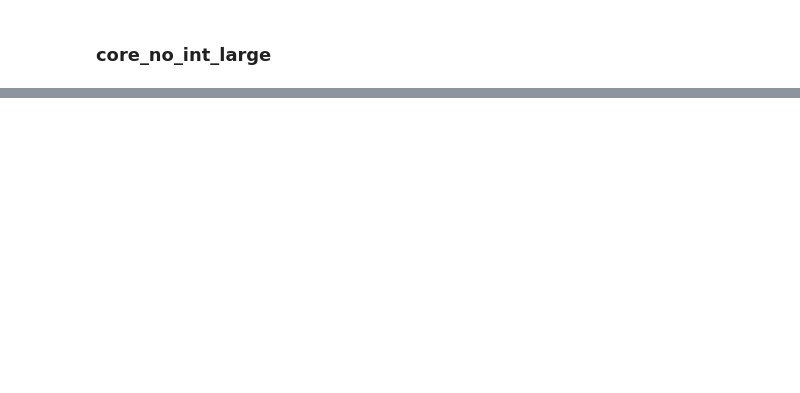
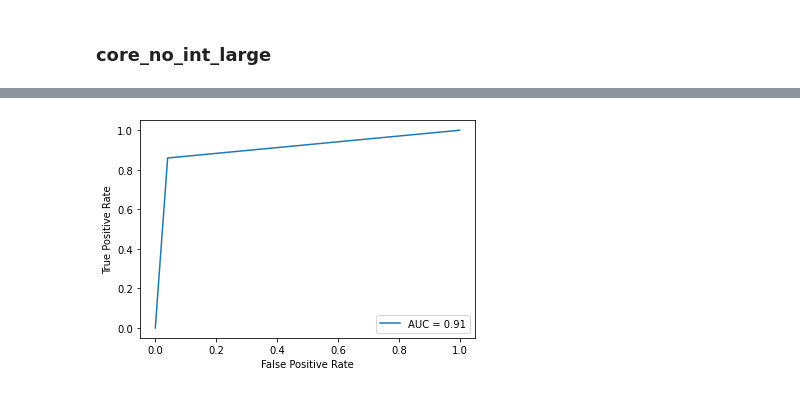
Before and after one commit to jhancuch/sba-loan-credit-analysis, a Jupyter notebook: model/development/model_development.ipynb, the cells around one changed output, grey strips where cells are left out. Saved outputs shown, nothing was run; the diff lists cells and outputs as text; code cells hidden in the pictures; blank space fills up the shorter version.

```diff
--- a/model/development/model_development.ipynb
+++ b/model/development/model_development.ipynb
@@ -318,0 +346,4 @@ compute_auc(y_validation_core_no_int_large, rf_predictions)
+# %%
+xgb = Pipeline([("scaler", StandardScaler()), ("model", XGBClassifier(use_label_encoder=False))])
+xgb.fit(X_train_core_small, y_train_core_no_small.ravel())
+xgb_predictions = xgb.predict(X_validation_core_no_int)
@@ -318,0 +363,4 @@ compute_auc(y_validation_core_no_int_large, rf_predictions)
+# %%
+compute_auc(y_validation_core_no_int_large, xgb_predictions)
+# %% [output]
+[figure, added]
```
Also changed, not shown: parts of 12 cells of this notebook.
